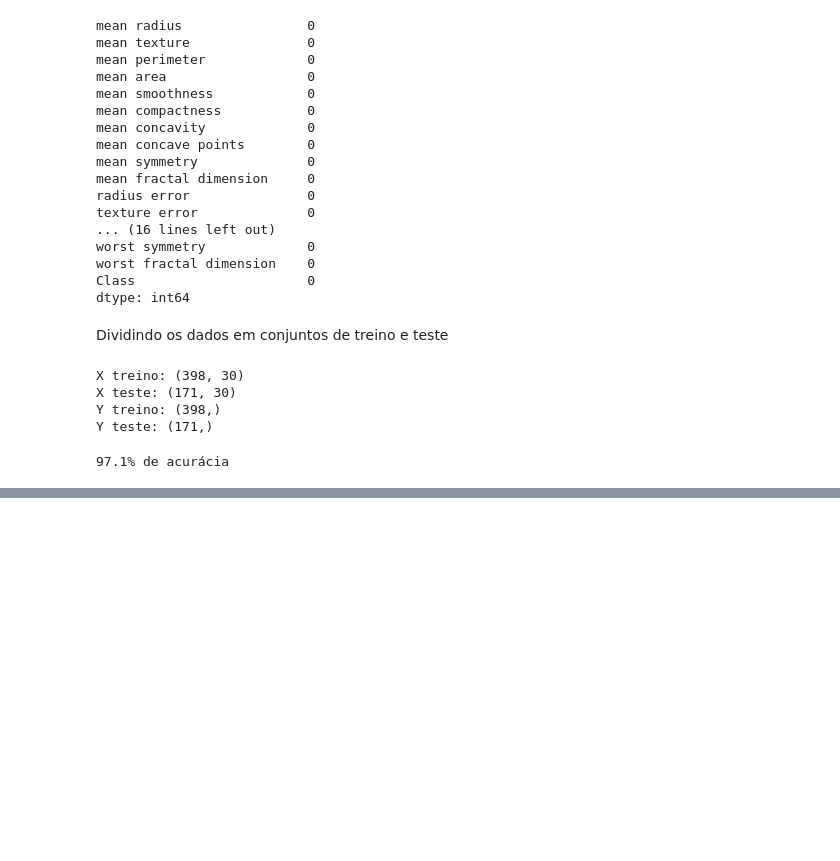
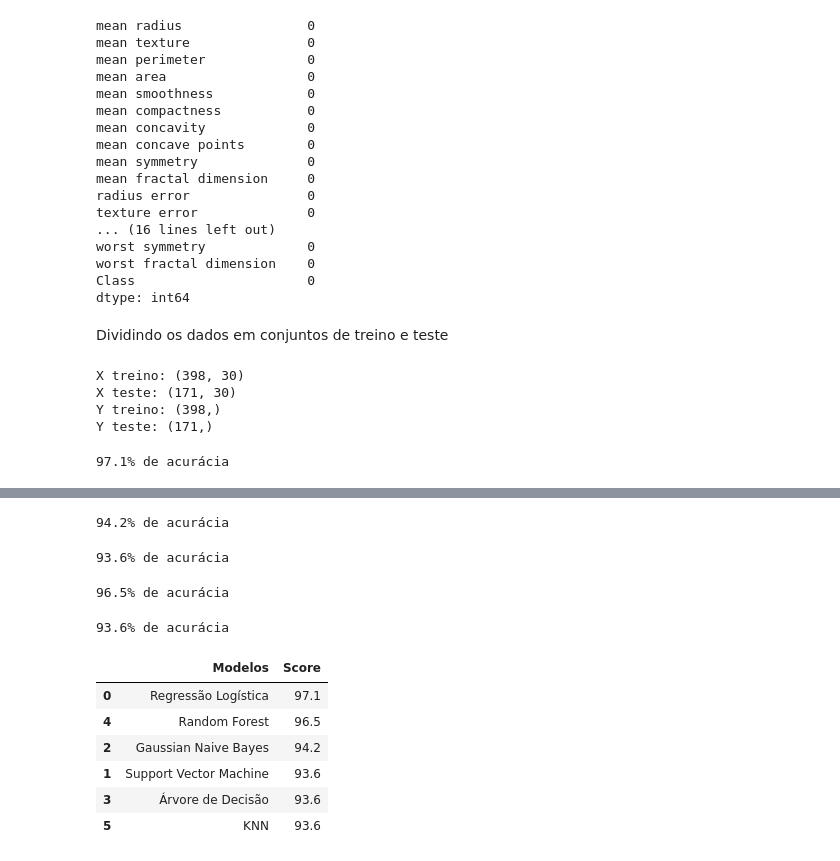
Before and after one commit to Heitorccf/ICDS6, a Jupyter notebook: Aulas/tumor-predictor.ipynb, the cells around one changed output, grey strips where cells are left out. Saved outputs shown, nothing was run; the diff lists cells and outputs as text; code cells hidden in the pictures; blank space fills up the shorter version.

```diff
--- a/Aulas/TumorPredictor.ipynb
+++ b/Aulas/tumor-predictor.ipynb
@@ -143,0 +156,79 @@ print("{}% de acurácia".format(acc_logreg))
+# %%
+from sklearn.naive_bayes import GaussianNB
+
+# Importando nosso modelo
+gaussian = GaussianNB()  # Criando o modelo
+gaussian.fit(x_train, y_train)  # Treinando o modelo
+y_pred = gaussian.predict(x_test)  # Predizendo
+acc_gaussian = round(metrics.accuracy_score(y_test, y_pred) * 100, 1)  # Avaliando a acurácia
+
+print("{}% de acurácia".format(acc_gaussian))
+# %% [output]
+94.2% de acurácia
+# %%
+from sklearn.tree import DecisionTreeClassifier
+
+# Importando nosso modelo
+tree = DecisionTreeClassifier()  # Criando o modelo
+tree.fit(x_train, y_train)  # Treinando o modelo
+y_pred = tree.predict(x_test)  # Predizendo
+acc_tree = round(metrics.accuracy_score(y_test, y_pred) * 100, 1)  # Avaliando a acurácia
+
+print("{}% de acurácia".format(acc_tree))
+# %% [output]
+93.6% de acurácia
+# %%
+from sklearn.ensemble import RandomForestClassifier
+
+# Importando nosso modelo
+forest = RandomForestClassifier(n_estimators=100)  # Criando o modelo
+forest.fit(x_train, y_train)  # Treinando o modelo
+y_pred = forest.predict(x_test)  # Predizendo
+acc_forest = round(metrics.accuracy_score(y_test, y_pred) * 100, 1)  # Avaliando a acurácia
+
+print("{}% de acurácia".format(acc_forest))
+# %% [output]
+96.5% de acurácia
+# %%
+from sklearn.neighbors import KNeighborsClassifier
+
+# Importando nosso modelo
+knn = KNeighborsClassifier(n_neighbors=1)  # Criando o nosso classificador
+knn.fit(x_train, y_train)  # Treinando o modelo
+y_pred = knn.predict(x_test)  # Predizendo nossos dados de teste
+acc_knn = round(metrics.accuracy_score(y_test, y_pred) * 100, 1)  # Avaliando a acurácia
+
+print("{}% de acurácia".format(acc_knn))  # Exibindo resultado
+# %% [output]
+93.6% de acurácia
+# %%
+import pandas as pd
+
+modelos = pd.DataFrame({
+    "Modelos": [
+        "Regressão Logística",
+        "Support Vector Machine",
+        "Gaussian Naive Bayes",
+        "Árvore de Decisão",
+        "Random Forest",
+        "KNN"
+    ],
+    "Score": [
+        acc_logreg,
+        acc_svc,
+        acc_gaussian,
+        acc_tree,
+        acc_forest,
+        acc_knn
+    ]
+})
+
+modelos.sort_values(by="Score", ascending=False)
+# %% [output]
+|  | Modelos | Score |
+| 0 | Regressão Logística | 97.1 |
+| 4 | Random Forest | 96.5 |
+| 2 | Gaussian Naive Bayes | 94.2 |
+| 1 | Support Vector Machine | 93.6 |
+| 3 | Árvore de Decisão | 93.6 |
+| 5 | KNN | 93.6 |
```
Also changed, not shown: parts of 1 cell of this notebook, 1 other file.
